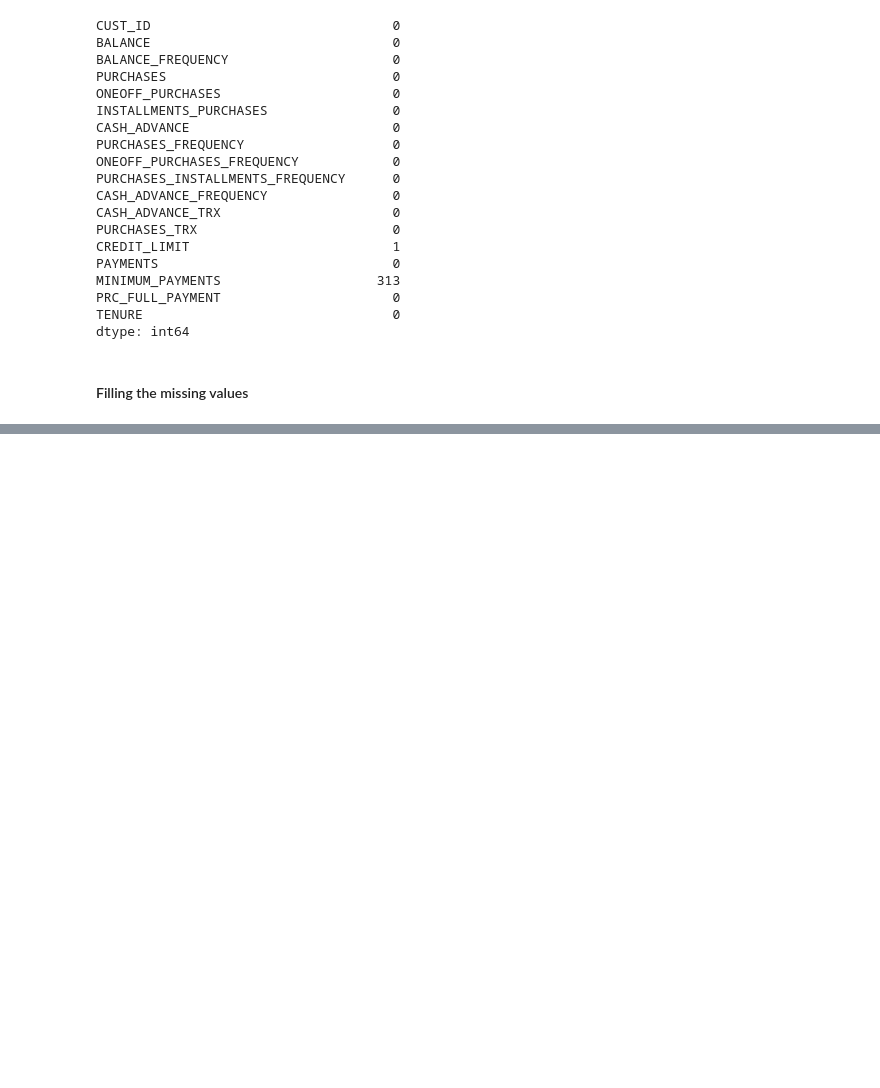
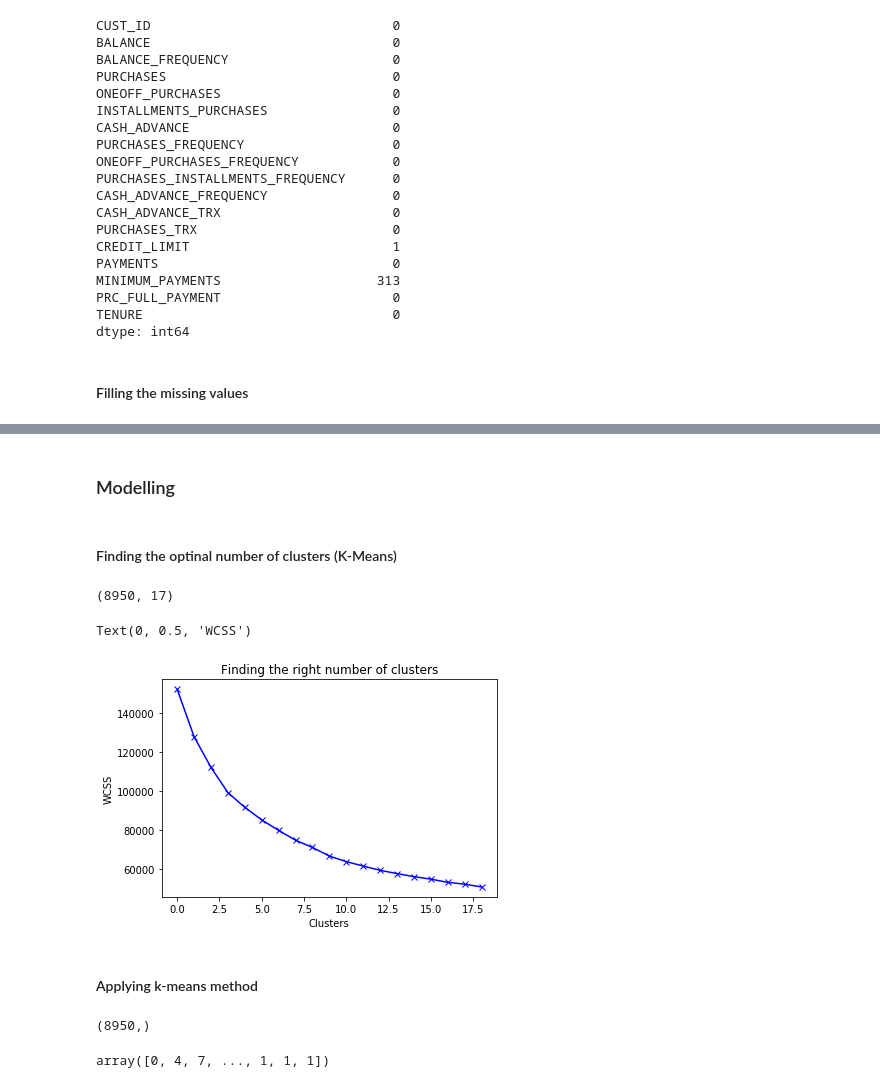
Before and after one commit to sukesh-reddy/Data-Science-Projects---Business, a Jupyter notebook: 2-Marketing Department/marketing Department.ipynb, the cells around one changed output, grey strips where cells are left out. Cells and saved outputs as stored; diff of their text form; code cells hidden in the pictures; blank space fills up the shorter version.

Commit message:
Modelling is completed : Kmeans, PCA

```diff
--- a/2-Marketing Department/marketing Department.ipynb
+++ b/2-Marketing Department/marketing Department.ipynb
@@ -150,0 +137,2 @@ creditcard_df.loc[creditcard_df.MINIMUM_PAYMENTS.isnull()==True,'MINIMUM_PAYMENT
+# %%
+creditcard_df.loc[creditcard_df.CREDIT_LIMIT.isnull()==True,'CREDIT_LIMIT'] =creditcard_df.CREDIT_LIMIT.mean()
@@ -150,0 +145,5 @@ creditcard_df.loc[creditcard_df.MINIMUM_PAYMENTS.isnull()==True,'MINIMUM_PAYMENT
+# %%
+#### Dropping columns
+creditcard_df.drop('CUST_ID',
+                  axis=1,
+                  inplace=True)
@@ -150,0 +161,30 @@ creditcard_df.loc[creditcard_df.MINIMUM_PAYMENTS.isnull()==True,'MINIMUM_PAYMENT
+# %% [markdown]
+### Modelling
+# %% [markdown]
+#### Finding the optinal number of clusters (K-Means)
+# %%
+# Scaling
+scaler = StandardScaler()
+creditcard_df_scaled =  scaler.fit_transform(creditcard_df)
+# %%
+creditcard_df_scaled.shape
+# %% [output]
+(8950, 17)
+# %%
+wcss_scores = []
+k_values = range(1,20)
+
+for i in k_values:
+    kmeans = KMeans(n_clusters=i)
+    kmeans.fit(creditcard_df_scaled)
+    wcss_scores.append(kmeans.inertia_)
+# %%
+plt.plot(wcss_scores,'bx-')
+plt.title('Finding the right number of clusters')
+plt.xlabel('Clusters')
+plt.ylabel('WCSS')
+# %% [output]
+Text(0, 0.5, 'WCSS')
+[figure, added]
+# %% [markdown]
+#### Applying k-means method
@@ -150,0 +195,8 @@ creditcard_df.loc[creditcard_df.MINIMUM_PAYMENTS.isnull()==True,'MINIMUM_PAYMENT
+# %%
+labels.shape
+# %% [output]
+(8950,)
+# %%
+labels
+# %% [output]
+array([0, 4, 7, ..., 1, 1, 1])
```
Also changed, not shown: parts of 15 cells of this notebook.
